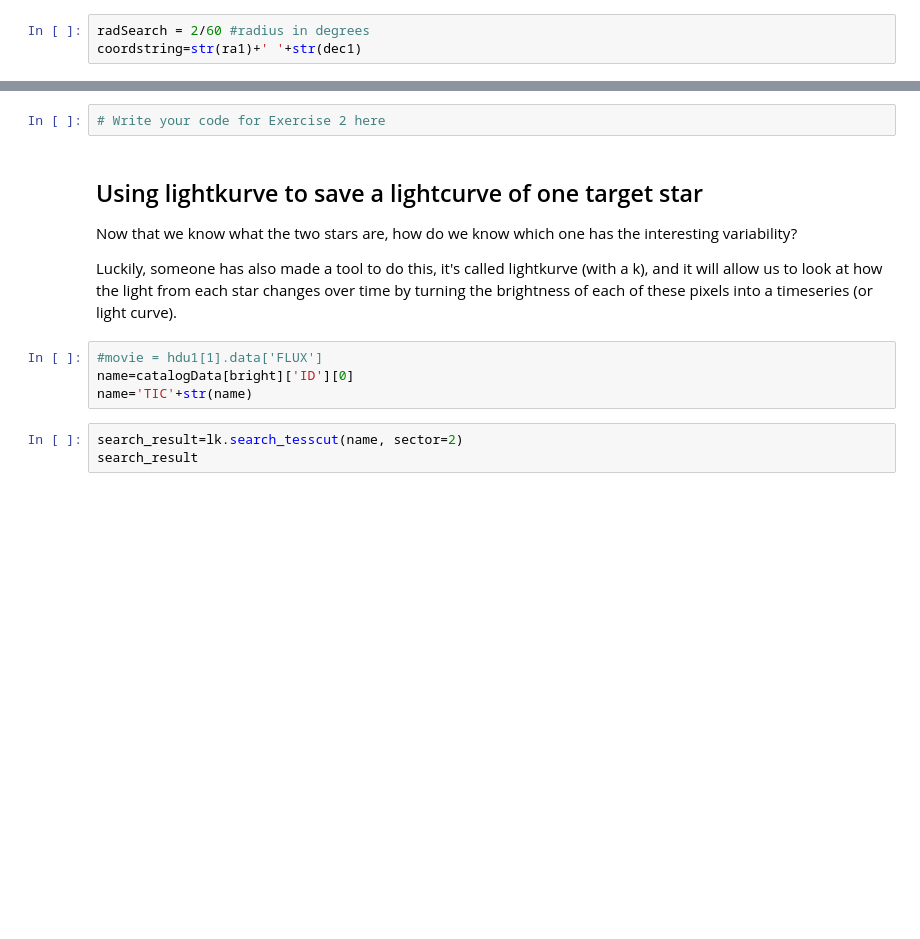
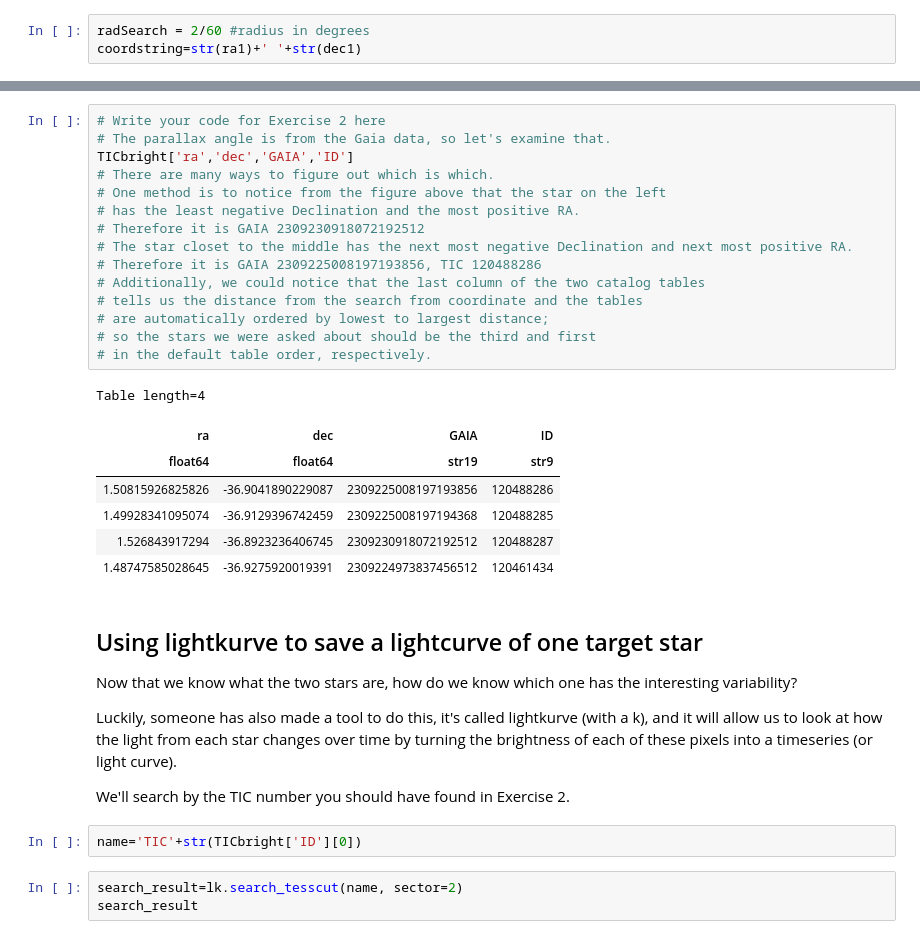
Before and after one commit to spacetelescope/project-tikebook, a Jupyter notebook: 23-07-workshop/finished/Leavitts_Footsteps.ipynb, the cells around one changed output, grey strips where cells are left out. Drawn from its saved outputs; the diff is of its cells as text; blank space fills up the shorter version.

```diff
--- a/23-07-workshop/finished/Leavitts_Footsteps.ipynb
+++ b/23-07-workshop/finished/Leavitts_Footsteps.ipynb
@@ -218,14 +245,35 @@ What is the name for the star on the left, and what is the name for the star on
 # %%
 # Write your code for Exercise 2 here
+# The parallax angle is from the Gaia data, so let's examine that.
+TICbright['ra','dec','GAIA','ID']
+# There are many ways to figure out which is which.
+# One method is to notice from the figure above that the star on the left
+# has the least negative Declination and the most positive RA.
+# Therefore it is GAIA 2309230918072192512
+# The star closet to the middle has the next most negative Declination and next most positive RA.
+# Therefore it is GAIA 2309225008197193856, TIC 120488286
+# Additionally, we could notice that the last column of the two catalog tables
+# tells us the distance from the search from coordinate and the tables
+# are automatically ordered by lowest to largest distance;
+# so the stars we were asked about should be the third and first
+# in the default table order, respectively.
+# %% [output]
+Table length=4
+| ra | dec | GAIA | ID |
+| float64 | float64 | str19 | str9 |
+| 1.50815926825826 | -36.9041890229087 | 2309225008197193856 | 120488286 |
+| 1.49928341095074 | -36.9129396742459 | 2309225008197194368 | 120488285 |
+| 1.526843917294 | -36.8923236406745 | 2309230918072192512 | 120488287 |
+| 1.48747585028645 | -36.9275920019391 | 2309224973837456512 | 120461434 |
 # %% [markdown]
 ## Using lightkurve to save a lightcurve of one target star
 Now that we know what the two stars are, how do we know which one has the interesting variability?
 
 Luckily, someone has also made a tool to do this, it's called lightkurve (with a k), and it will allow us to look at how the light from each star changes over time by turning the brightness of each of these pixels into a timeseries (or light curve).
+
+We'll search by the TIC number you should have found in Exercise 2.
 # %%
-#movie = hdu1[1].data['FLUX']
-name=catalogData[bright]['ID'][0]
-name='TIC'+str(name)
+name='TIC'+str(TICbright['ID'][0])
 # %%
 search_result=lk.search_tesscut(name, sector=2)
 search_result
```
Also changed, not shown: parts of 14 cells of this notebook, 1 other file.
